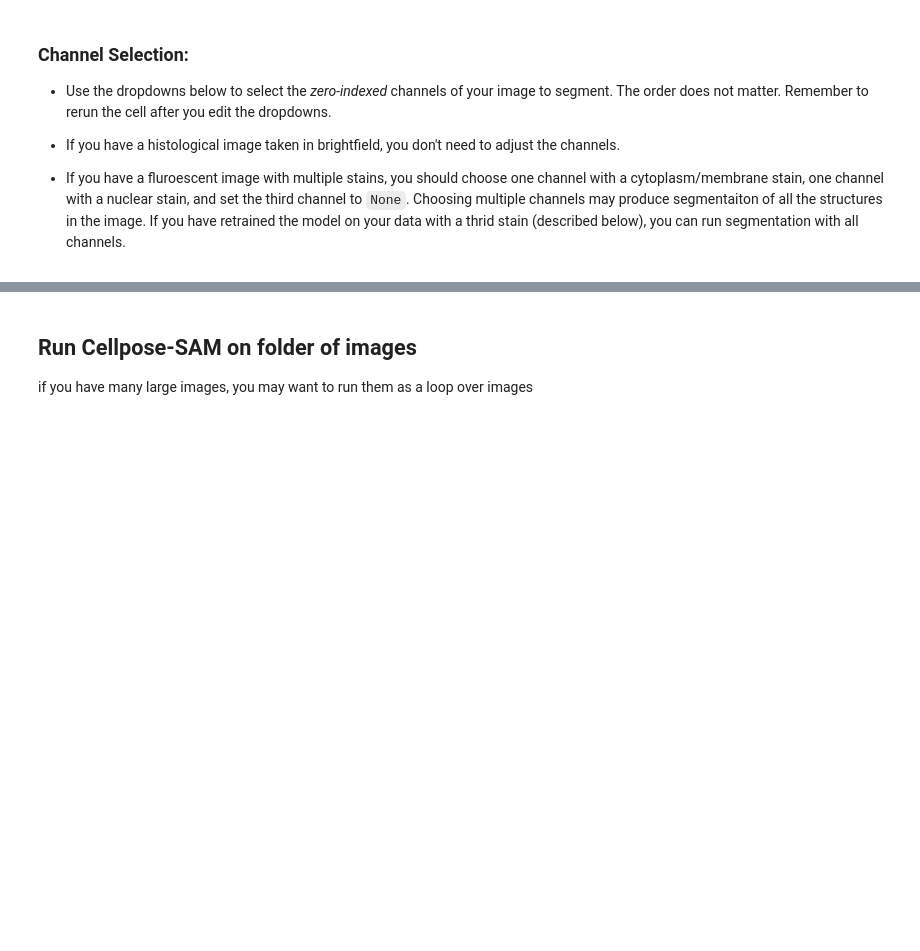
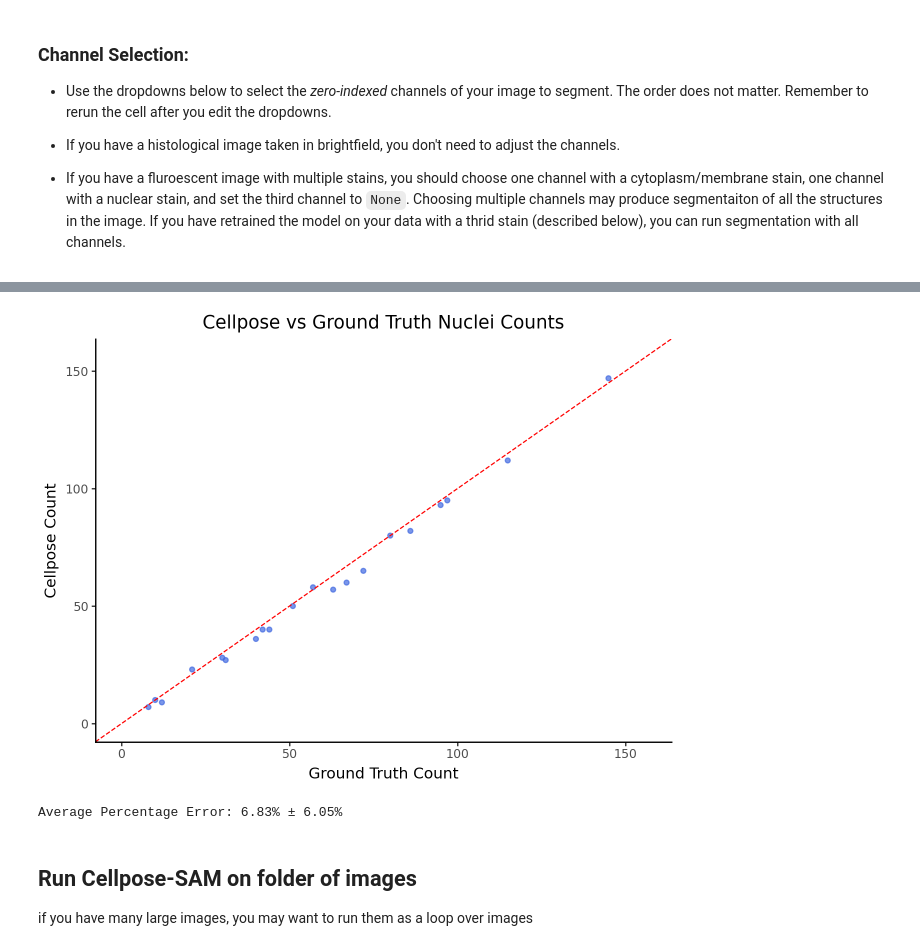
Before and after one commit to UCL-Biosciences/UCL-Biosciences-Image-Analysis, a Jupyter notebook: analysis_2d/notebooks/cellpose-segment-touching-nuclei.ipynb, the cells around one changed output, grey strips where cells are left out. Drawn from its saved outputs; the diff is of its cells as text; code cells hidden in the pictures; blank space fills up the shorter version.

```diff
--- a/analysis_2d/notebooks/cellpose-segment-touching-nuclei.ipynb
+++ b/analysis_2d/notebooks/cellpose-segment-touching-nuclei.ipynb
@@ -153,0 +229,11 @@ plt.show()
+# %%
+### merge with previous counts
+results_df.rename(columns={"n_cells": "cellpose_count",
+                           'filename' : 'file'}, inplace=True)
+
+previous_counts_file = REPO_DIR / "output" / "BBBC006_nuclei_counts_comparison.csv"
+previous_counts_df = pd.read_csv(previous_counts_file)
+
+merged_df = previous_counts_df.merge(results_df, on='file', how='left')
+
+merged_df.head()
@@ -154,3 +247,31 @@ plt.show()
+# %%
+### show plots
+import plotnine as p9
+(
+    p9.ggplot(merged_df, p9.aes(x='ground_truth_count', y='cellpose_count')) +
+    p9.geom_point(colour = "royalblue", alpha = 0.7) +
+    p9.theme_classic() +
+    p9.geom_abline(slope=1, intercept=0, linetype='dashed', color='red') +
+    p9.labs(x='Ground Truth Count', y='Cellpose Count', title='Cellpose vs Ground Truth Nuclei Counts') +
+    p9.lims(x=(0, merged_df['ground_truth_count'].max()), y=(0, merged_df['ground_truth_count'].max()))
+
+)
+# %% [output]
+[figure, added]
+# %%
+### and quickly show the error
+## skimage was ~23%
+
+# absolute value of the difference between estimated and ground truth counts
+# divided by ground truth count to get percentage error
+# then divide by number of images to get average error (and SD)
+merged_df['abs_error'] = np.abs(merged_df['cellpose_count'] - merged_df['ground_truth_count'])
+merged_df['pct_error'] = merged_df['abs_error'] / merged_df['ground_truth_count'] * 100
+mean_error = merged_df['pct_error'].mean()
+std_error = merged_df['pct_error'].std()
+print(f"Average Percentage Error: {mean_error:.2f}% ± {std_error:.2f}%")
+# %% [output]
+Average Percentage Error: 6.83% ± 6.05%
 # %% [markdown]
 ## Run Cellpose-SAM on folder of images
 
```
Also changed, not shown: parts of 17 cells of this notebook, 1 other file.
